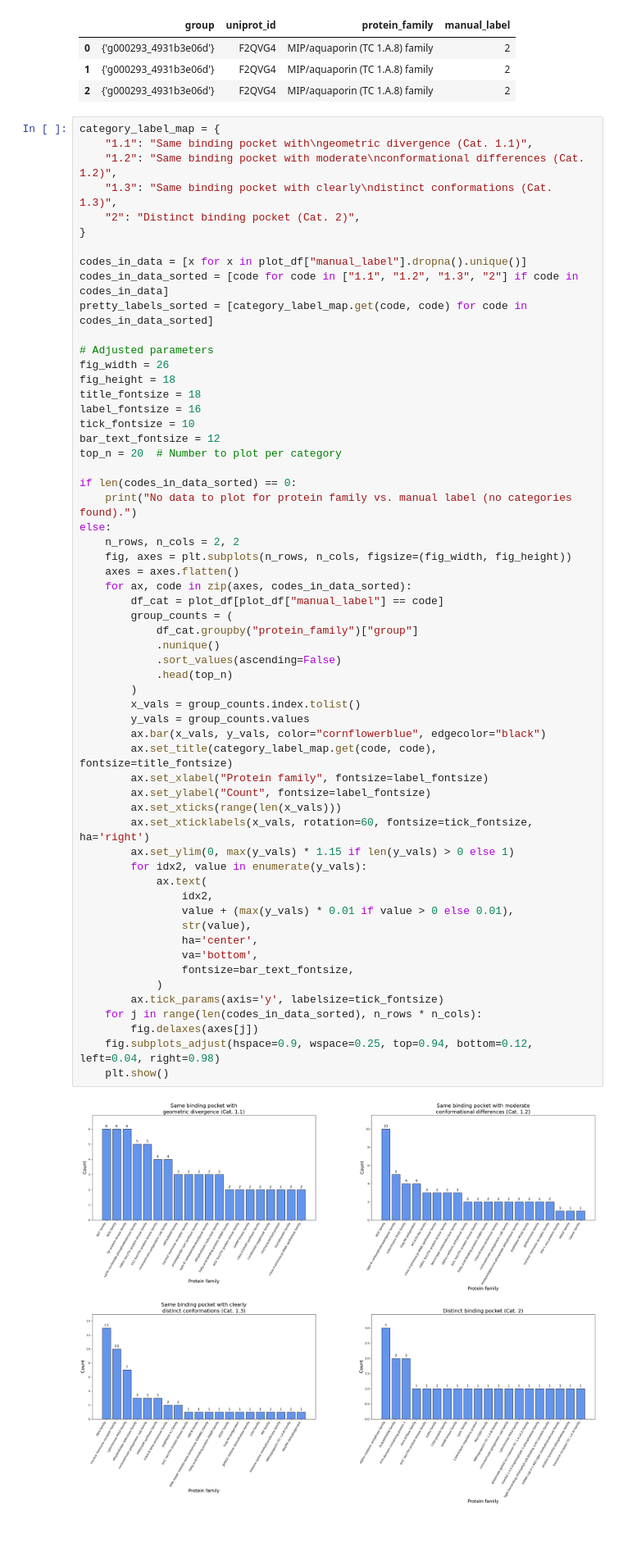
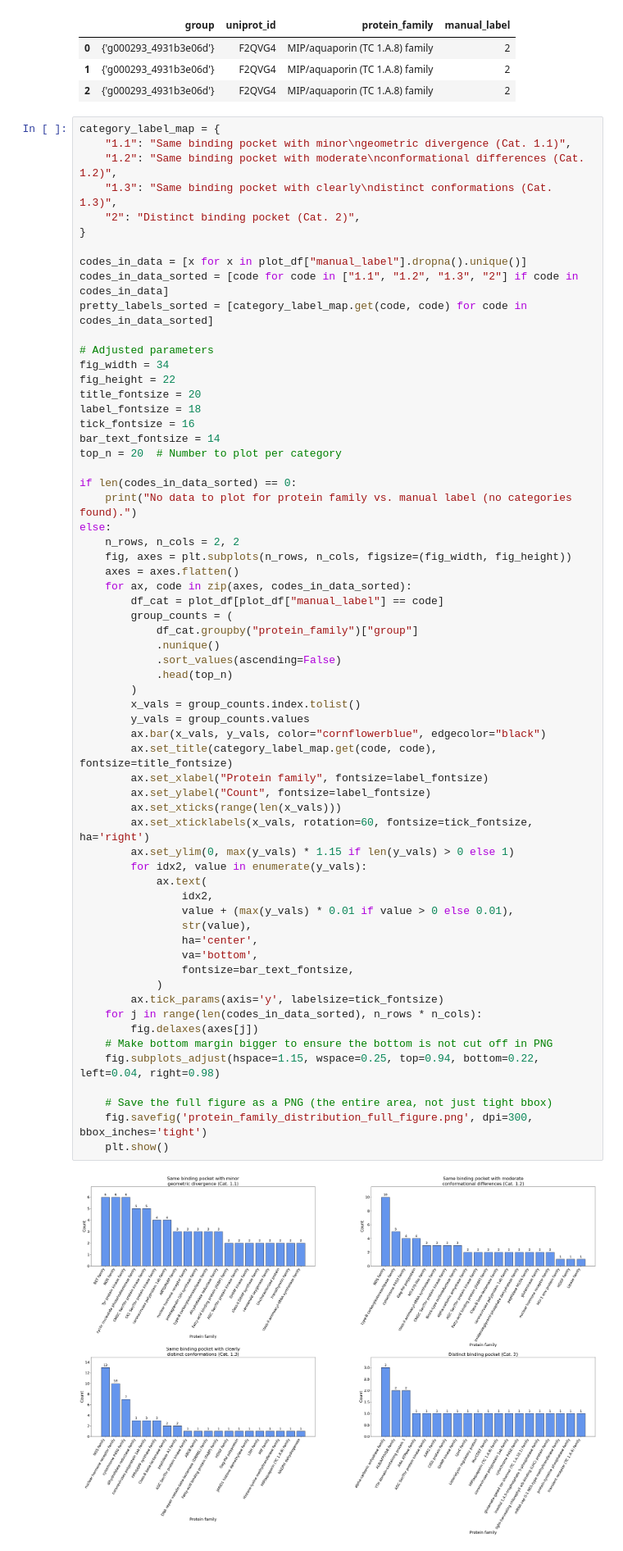
Before and after one commit to comp3d-vienna/Enantiomer_categorization_pipeline, a Jupyter notebook: Notebooks/chemical_space_visualization.ipynb, the cells around one changed output. Shown at 82% size. Cells and saved outputs as stored; diff of their text form; blank space fills up the shorter version.

```diff
--- a/Notebooks/chemical_space_visualization.ipynb
+++ b/Notebooks/chemical_space_visualization.ipynb
@@ -133,7 +134,7 @@ Name: count, dtype: int64
 | 2 | {'g000293_4931b3e06d'} | F2QVG4 | MIP/aquaporin (TC 1.A.8) family | 2 |
 # %%
 category_label_map = {
-    "1.1": "Same binding pocket with\ngeometric divergence (Cat. 1.1)",
+    "1.1": "Same binding pocket with minor\ngeometric divergence (Cat. 1.1)",
     "1.2": "Same binding pocket with moderate\nconformational differences (Cat. 1.2)",
     "1.3": "Same binding pocket with clearly\ndistinct conformations (Cat. 1.3)",
     "2": "Distinct binding pocket (Cat. 2)",
@@ -144,12 +145,12 @@ codes_in_data_sorted = [code for code in ["1.1", "1.2", "1.3", "2"] if code in c
 pretty_labels_sorted = [category_label_map.get(code, code) for code in codes_in_data_sorted]
 
 # Adjusted parameters
-fig_width = 26
-fig_height = 18
-title_fontsize = 18
-label_fontsize = 16
-tick_fontsize = 10
-bar_text_fontsize = 12
+fig_width = 34
+fig_height = 22
+title_fontsize = 20
+label_fontsize = 18
+tick_fontsize = 16
+bar_text_fontsize = 14
 top_n = 20  # Number to plot per category
 
 if len(codes_in_data_sorted) == 0:
@@ -162,35 +163,39 @@ else:
         df_cat = plot_df[plot_df["manual_label"] == code]
         group_counts = (
             df_cat.groupby("protein_family")["group"]
             .nunique()
             .sort_values(ascending=False)
             .head(top_n)
         )
         x_vals = group_counts.index.tolist()
         y_vals = group_counts.values
         ax.bar(x_vals, y_vals, color="cornflowerblue", edgecolor="black")
         ax.set_title(category_label_map.get(code, code), fontsize=title_fontsize)
         ax.set_xlabel("Protein family", fontsize=label_fontsize)
         ax.set_ylabel("Count", fontsize=label_fontsize)
         ax.set_xticks(range(len(x_vals)))
         ax.set_xticklabels(x_vals, rotation=60, fontsize=tick_fontsize, ha='right')
         ax.set_ylim(0, max(y_vals) * 1.15 if len(y_vals) > 0 else 1)
         for idx2, value in enumerate(y_vals):
             ax.text(
                 idx2,
                 value + (max(y_vals) * 0.01 if value > 0 else 0.01),
                 str(value),
                 ha='center',
                 va='bottom',
                 fontsize=bar_text_fontsize,
             )
         ax.tick_params(axis='y', labelsize=tick_fontsize)
     for j in range(len(codes_in_data_sorted), n_rows * n_cols):
         fig.delaxes(axes[j])
-    fig.subplots_adjust(hspace=0.9, wspace=0.25, top=0.94, bottom=0.12, left=0.04, right=0.98)
+    # Make bottom margin bigger to ensure the bottom is not cut off in PNG
+    fig.subplots_adjust(hspace=1.15, wspace=0.25, top=0.94, bottom=0.22, left=0.04, right=0.98)
+
+    # Save the full figure as a PNG (the entire area, not just tight bbox)
+    fig.savefig('protein_family_distribution_full_figure.png', dpi=300, bbox_inches='tight')
     plt.show()
 # %% [output]
-[figure, old version]
+[figure, new version]
 # %% [markdown]
 # Distribution of three complementary features in the dataset
 # %%
```
Also changed, not shown: parts of 12 cells of this notebook.
